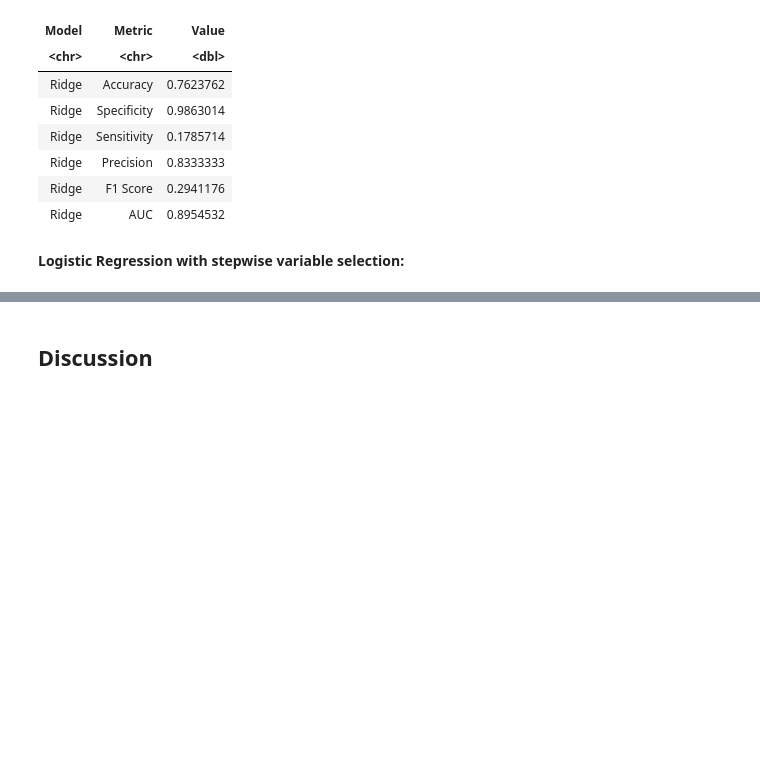
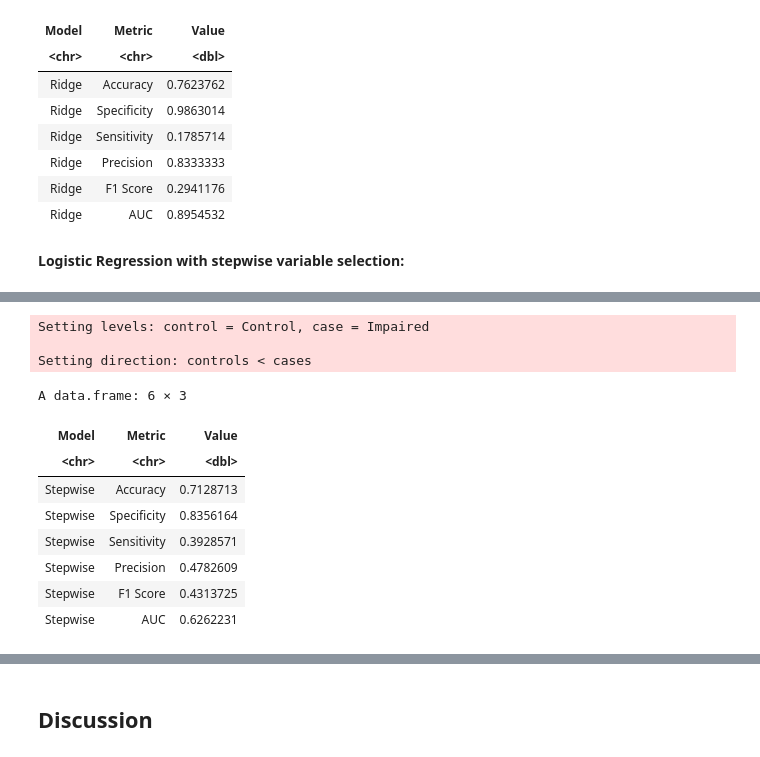
Before and after one commit to snakehabitat3/Stat301_Team23, a Jupyter notebook: T23_GroupProject.ipynb, the cells around one changed output, grey strips where cells are left out. Cells and saved outputs as stored; diff of their text form; code cells hidden in the pictures; blank space fills up the shorter version.

```diff
--- a/T23_GroupProject.ipynb
+++ b/T23_GroupProject.ipynb
@@ -533,25 +529,38 @@ step_conf_results <- confusionMatrix(
 # %%
 # Main Developer: An Trinh
 
 step_accuracy    <- step_conf_results$overall["Accuracy"]
 step_sensitivity <- step_conf_results$byClass["Sensitivity"]
 step_specificity <- step_conf_results$byClass["Specificity"]
 step_precision   <- step_conf_results$byClass["Precision"]
 step_f1_score    <- step_conf_results$byClass["F1"]
 
 
 # Compute AUC on test set
 step_roc_obj <- roc(actual_fact, as.vector(step_probs))
 step_auc_test <- auc(step_roc_obj)
 
 
 # Combine metrics into table
 
 step_metrics_table <- data.frame(
   Model = "Stepwise",
   Metric = c("Accuracy", "Specificity", "Sensitivity", "Precision", "F1 Score", "AUC"),
   Value = c(step_accuracy, step_specificity, step_sensitivity, step_precision, step_f1_score, step_auc_test),
   row.names = NULL
 )
 
-metrics_table
+step_metrics_table
+# %% [output]
+Setting levels: control = Control, case = Impaired
+
+Setting direction: controls < cases
+A data.frame: 6 × 3
+| Model | Metric | Value |
+| <chr> | <chr> | <dbl> |
+| Stepwise | Accuracy | 0.7128713 |
+| Stepwise | Specificity | 0.8356164 |
+| Stepwise | Sensitivity | 0.3928571 |
+| Stepwise | Precision | 0.4782609 |
+| Stepwise | F1 Score | 0.4313725 |
+| Stepwise | AUC | 0.6262231 |
```
Also changed, not shown: parts of 8 cells of this notebook.
